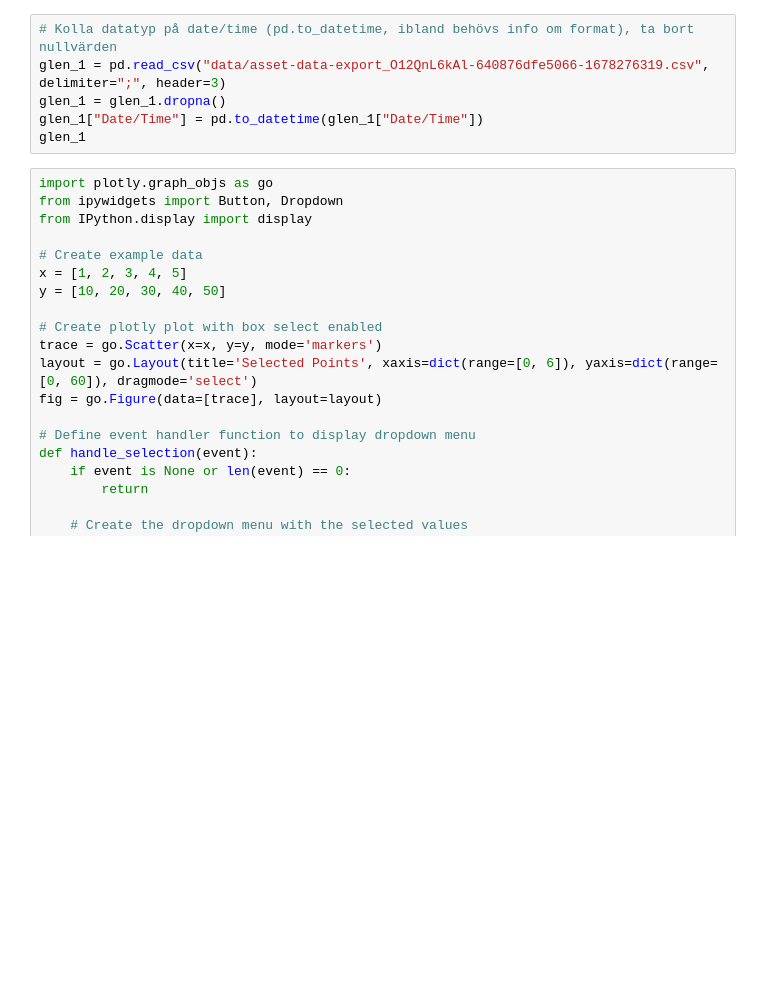
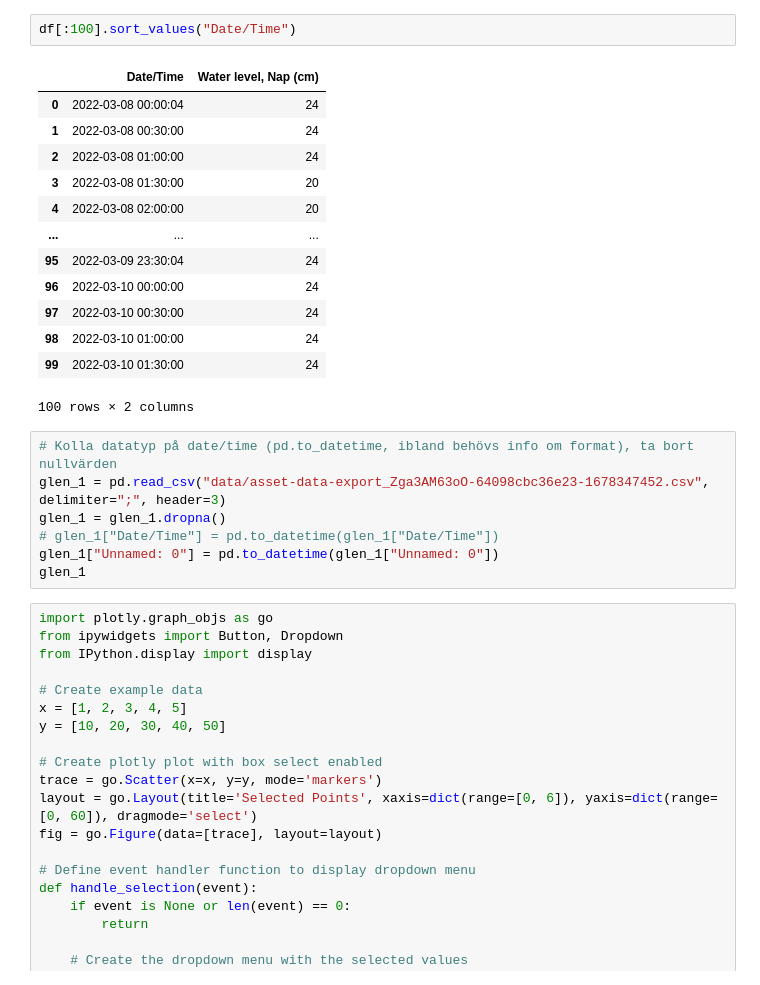
Before and after one commit to IVL-Research/lia-outlier-detection, a Jupyter notebook: testing_notebook.ipynb, the cells around one changed output. Drawn from its saved outputs; the diff is of its cells as text; blank space fills up the shorter version.

```diff
--- a/testing_notebook.ipynb
+++ b/testing_notebook.ipynb
@@ -291,8 +383,25 @@ TypeError: only size-1 arrays can be converted to Python scalars
+# %%
+df[:100].sort_values("Date/Time")
+# %% [output]
+|  | Date/Time | Water level, Nap (cm) |
+| 0 | 2022-03-08 00:00:04 | 24 |
+| 1 | 2022-03-08 00:30:00 | 24 |
+| 2 | 2022-03-08 01:00:00 | 24 |
+| 3 | 2022-03-08 01:30:00 | 20 |
+| 4 | 2022-03-08 02:00:00 | 20 |
+| ... | ... | ... |
+| 95 | 2022-03-09 23:30:04 | 24 |
+| 96 | 2022-03-10 00:00:00 | 24 |
+| 97 | 2022-03-10 00:30:00 | 24 |
+| 98 | 2022-03-10 01:00:00 | 24 |
+| 99 | 2022-03-10 01:30:00 | 24 |
+100 rows × 2 columns
 # %%
 # Kolla datatyp på date/time (pd.to_datetime, ibland behövs info om format), ta bort nullvärden
-glen_1 = pd.read_csv("data/asset-data-export_O12QnL6kAl-640876dfe5066-1678276319.csv", delimiter=";", header=3)
+glen_1 = pd.read_csv("data/asset-data-export_Zga3AM63oO-64098cbc36e23-1678347452.csv", delimiter=";", header=3)
 glen_1 = glen_1.dropna()
-glen_1["Date/Time"] = pd.to_datetime(glen_1["Date/Time"])
+# glen_1["Date/Time"] = pd.to_datetime(glen_1["Date/Time"])
+glen_1["Unnamed: 0"] = pd.to_datetime(glen_1["Unnamed: 0"])
 glen_1
 # %%
 import plotly.graph_objs as go
```
Also changed, not shown: parts of 2 cells of this notebook.
